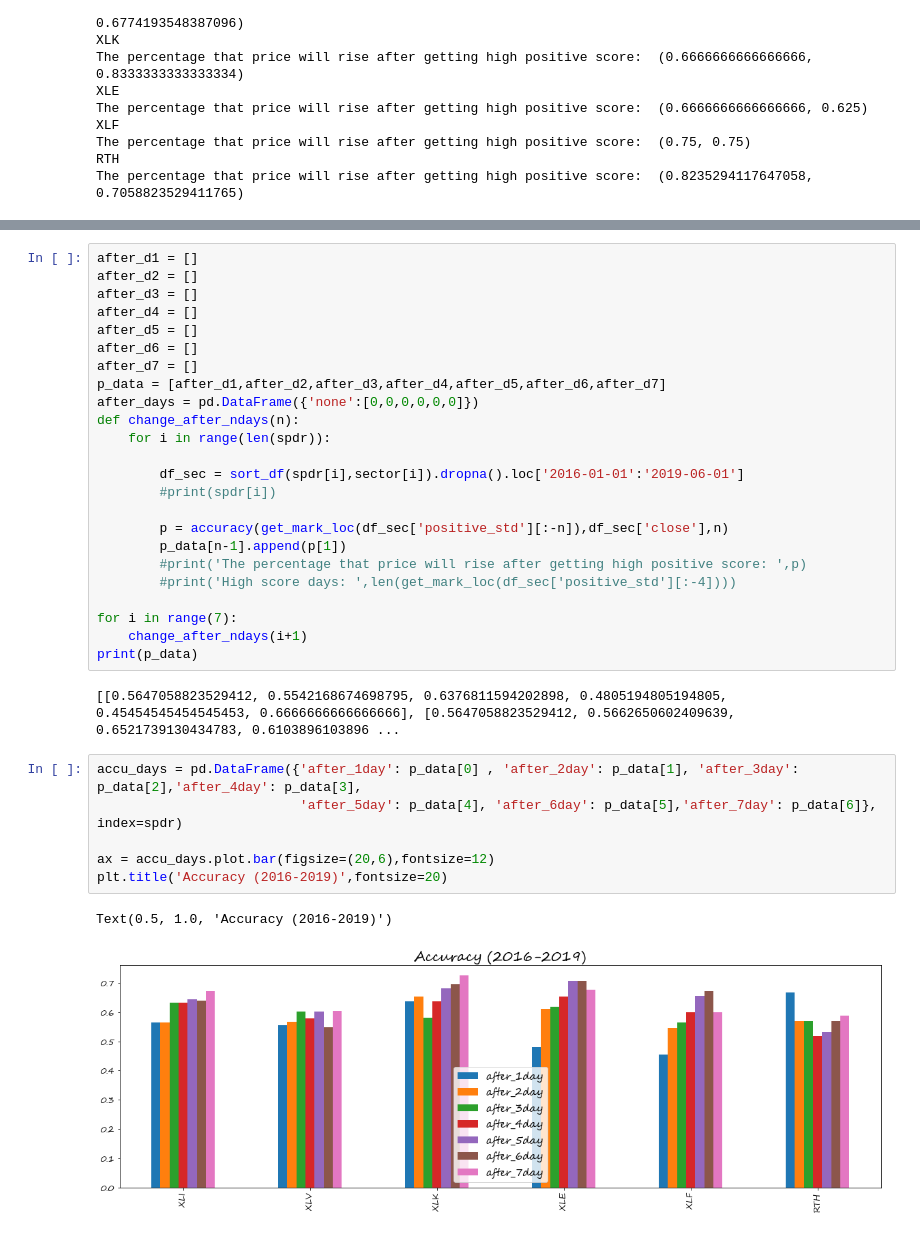
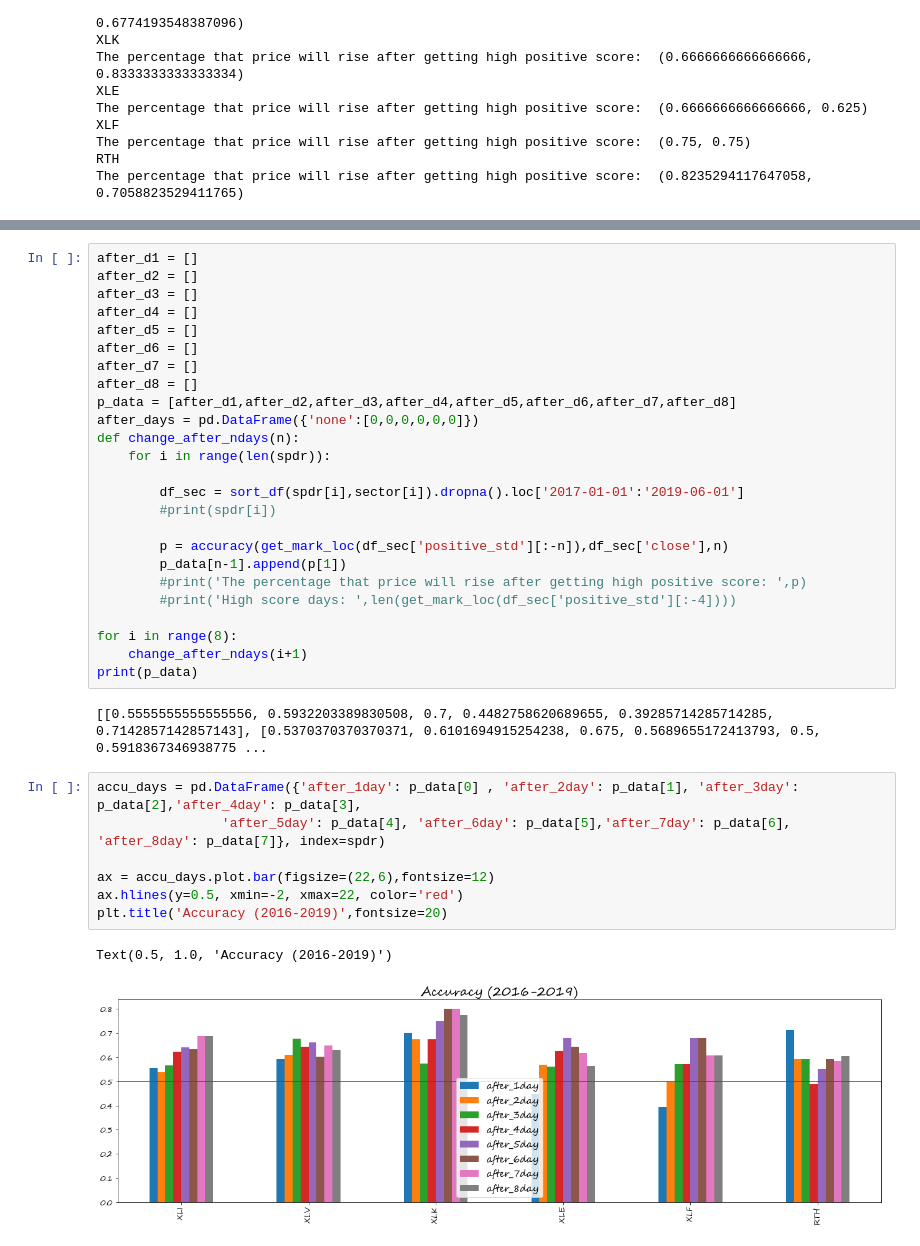
Before and after one commit to elvish7/datascience, a Jupyter notebook: Market_Sentiment_Analysis(Final Project)/Analysis/sentiment_effect.ipynb, the cells around one changed output, grey strips where cells are left out. Cells and saved outputs as stored; diff of their text form.

```diff
--- a/Market_Sentiment_Analysis(Final Project)/Analysis/sentiment_effect.ipynb
+++ b/Market_Sentiment_Analysis(Final Project)/Analysis/sentiment_effect.ipynb
@@ -487,12 +508,13 @@ after_d4 = []
 after_d5 = []
 after_d6 = []
 after_d7 = []
-p_data = [after_d1,after_d2,after_d3,after_d4,after_d5,after_d6,after_d7]
+after_d8 = []
+p_data = [after_d1,after_d2,after_d3,after_d4,after_d5,after_d6,after_d7,after_d8]
 after_days = pd.DataFrame({'none':[0,0,0,0,0,0]})
 def change_after_ndays(n):
     for i in range(len(spdr)):
 
-        df_sec = sort_df(spdr[i],sector[i]).dropna().loc['2016-01-01':'2019-06-01']
+        df_sec = sort_df(spdr[i],sector[i]).dropna().loc['2017-01-01':'2019-06-01']
         #print(spdr[i])
 
         p = accuracy(get_mark_loc(df_sec['positive_std'][:-n]),df_sec['close'],n)
@@ -500,17 +522,18 @@ def change_after_ndays(n):
         #print('The percentage that price will rise after getting high positive score: ',p)
         #print('High score days: ',len(get_mark_loc(df_sec['positive_std'][:-4])))
 
-for i in range(7):
+for i in range(8):
     change_after_ndays(i+1)
 print(p_data)
 # %% [output]
-[[0.5647058823529412, 0.5542168674698795, 0.6376811594202898, 0.4805194805194805, 0.45454545454545453, 0.6666666666666666], [0.5647058823529412, 0.5662650602409639, 0.6521739130434783, 0.6103896103896 ...
+[[0.5555555555555556, 0.5932203389830508, 0.7, 0.4482758620689655, 0.39285714285714285, 0.7142857142857143], [0.5370370370370371, 0.6101694915254238, 0.675, 0.5689655172413793, 0.5, 0.5918367346938775 ...
 # %%
 accu_days = pd.DataFrame({'after_1day': p_data[0] , 'after_2day': p_data[1], 'after_3day': p_data[2],'after_4day': p_data[3],
-                          'after_5day': p_data[4], 'after_6day': p_data[5],'after_7day': p_data[6]}, index=spdr)
+                'after_5day': p_data[4], 'after_6day': p_data[5],'after_7day': p_data[6], 'after_8day': p_data[7]}, index=spdr)
 
-ax = accu_days.plot.bar(figsize=(20,6),fontsize=12)
+ax = accu_days.plot.bar(figsize=(22,6),fontsize=12)
+ax.hlines(y=0.5, xmin=-2, xmax=22, color='red')
 plt.title('Accuracy (2016-2019)',fontsize=20)
 # %% [output]
 Text(0.5, 1.0, 'Accuracy (2016-2019)')
-[figure, old version]
+[figure, new version]
```
Also changed, not shown: parts of 10 cells of this notebook.
